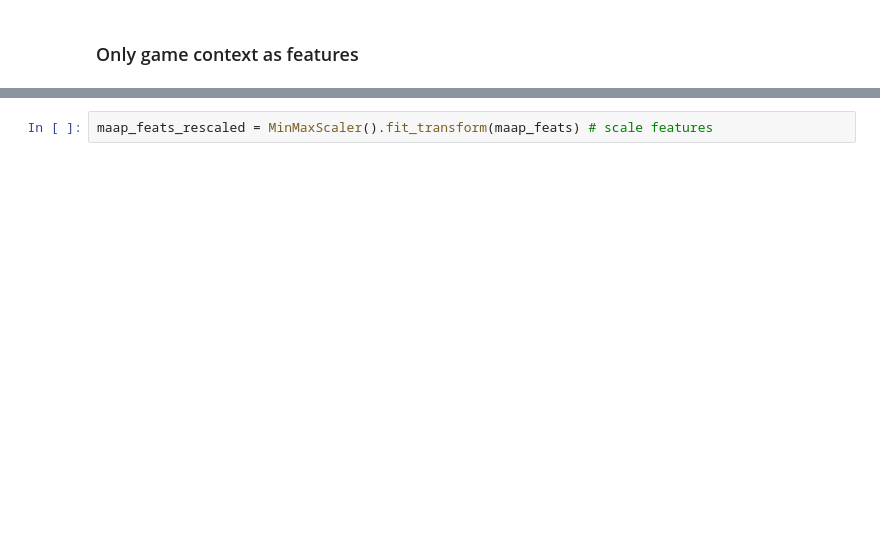
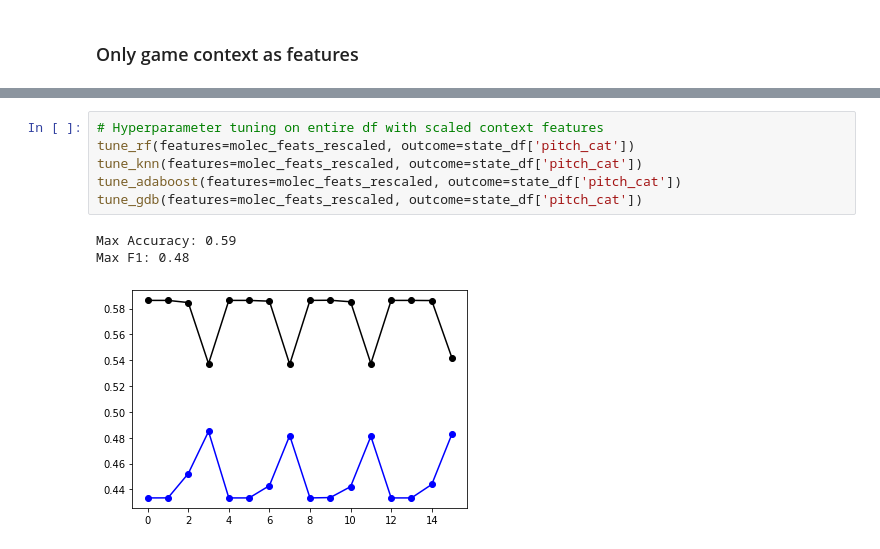
Before and after one commit to david-j-cox/Man-vs-Machine, a Jupyter notebook: Predicting_Next_Pitch.ipynb, the cells around one changed output, grey strips where cells are left out. Drawn from its saved outputs; the diff is of its cells as text; blank space fills up the shorter version.

```diff
--- a/Predicting_Next_Pitch.ipynb
+++ b/Predicting_Next_Pitch.ipynb
@@ -762,2 +888,10 @@ tune_rf(features=context_feats, outcome=state_df['pitch_cat'])
-# %%
-maap_feats_rescaled = MinMaxScaler().fit_transform(maap_feats) # scale features
+# %%
+# Hyperparameter tuning on entire df with scaled context features
+tune_rf(features=molec_feats_rescaled, outcome=state_df['pitch_cat'])
+tune_knn(features=molec_feats_rescaled, outcome=state_df['pitch_cat'])
+tune_adaboost(features=molec_feats_rescaled, outcome=state_df['pitch_cat'])
+tune_gdb(features=molec_feats_rescaled, outcome=state_df['pitch_cat'])
+# %% [output]
+Max Accuracy: 0.59
+Max F1: 0.48
+[figure, added]
```
Also changed, not shown: parts of 22 cells of this notebook.
